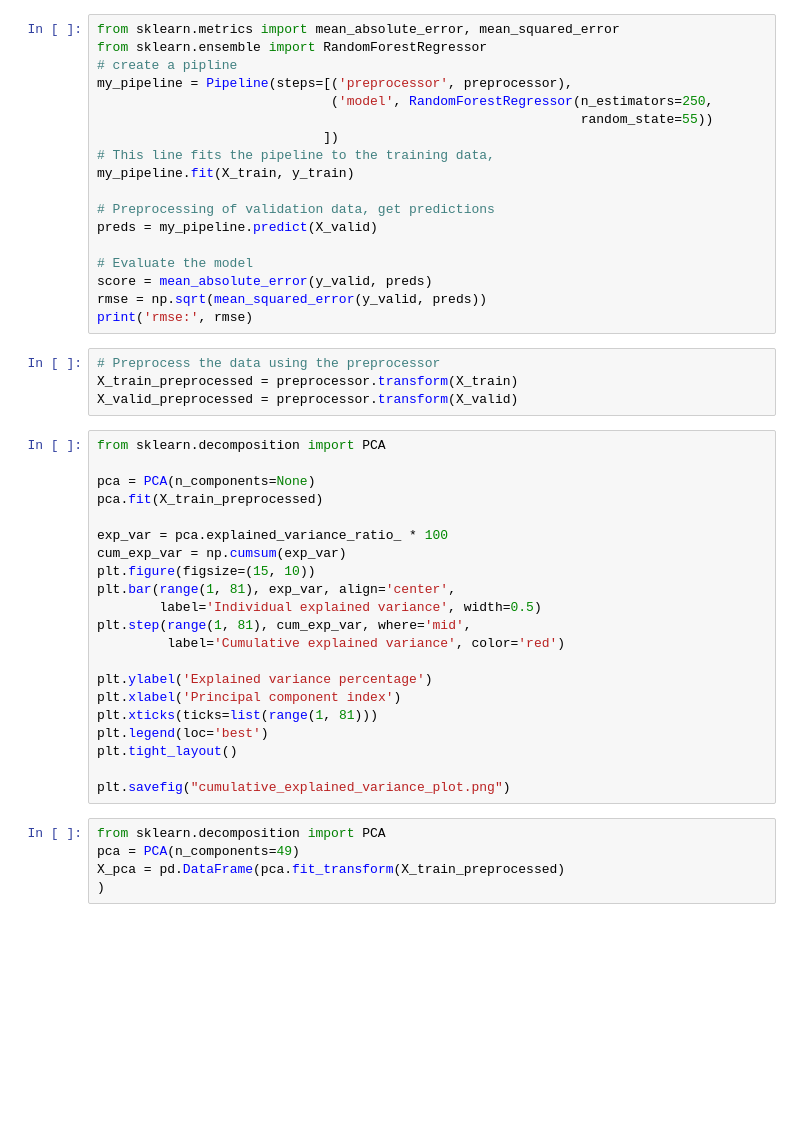
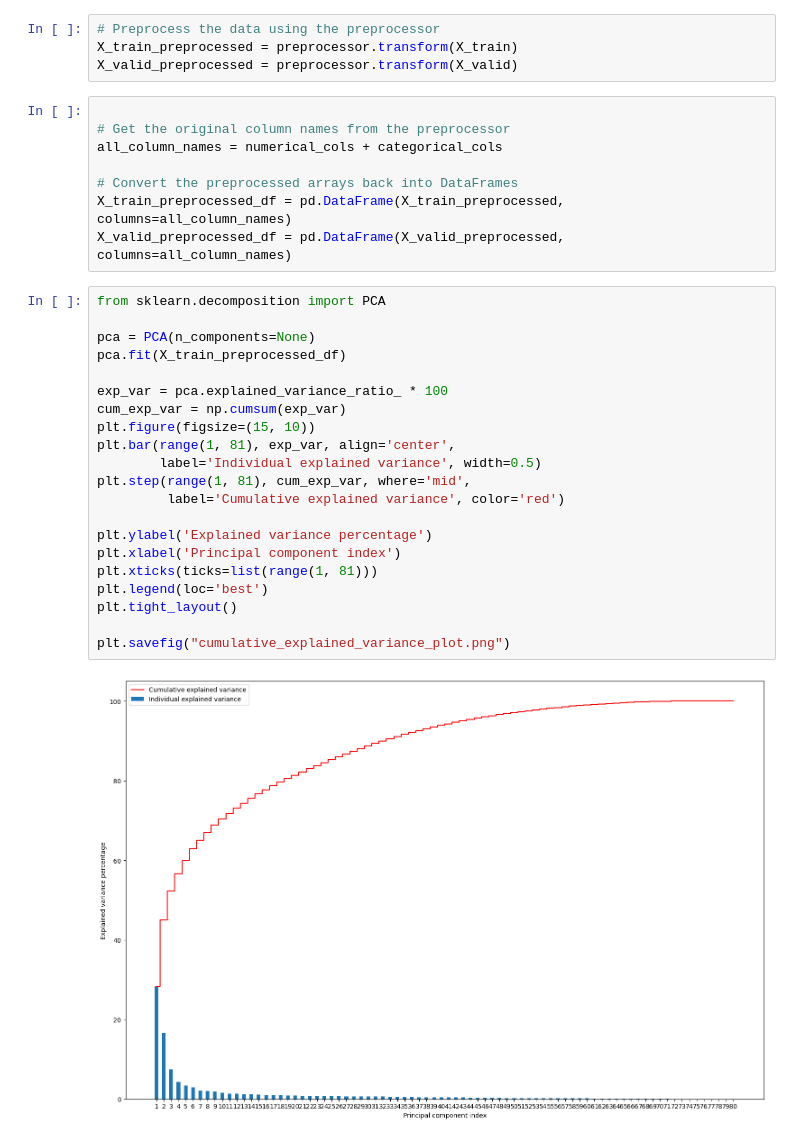
Before and after one commit to balqeess/housing-competition, a Jupyter notebook: cross_val_approach.ipynb, the cells around one changed output. Cells and saved outputs as stored; diff of their text form; blank space fills up the shorter version.

```diff
--- a/cross_val_approach.ipynb
+++ b/cross_val_approach.ipynb
@@ -58,51 +58,38 @@ preprocessor = ColumnTransformer(transformers=[
     ('num', numerical_transformer, numerical_cols),
     ('cat', categorical_transformer, categorical_cols)
 ])
-# %%
-from sklearn.metrics import mean_absolute_error, mean_squared_error
-from sklearn.ensemble import RandomForestRegressor
-# create a pipline
-my_pipeline = Pipeline(steps=[('preprocessor', preprocessor),
-                              ('model', RandomForestRegressor(n_estimators=250,
-                                                              random_state=55))
-                             ])
-# This line fits the pipeline to the training data,
-my_pipeline.fit(X_train, y_train)
-
-# Preprocessing of validation data, get predictions
-preds = my_pipeline.predict(X_valid)
-
-# Evaluate the model
-score = mean_absolute_error(y_valid, preds)
-rmse = np.sqrt(mean_squared_error(y_valid, preds))
-print('rmse:', rmse)
 # %%
 # Preprocess the data using the preprocessor
 X_train_preprocessed = preprocessor.transform(X_train)
 X_valid_preprocessed = preprocessor.transform(X_valid)
+# %%
+
+# Get the original column names from the preprocessor
+all_column_names = numerical_cols + categorical_cols
+
+# Convert the preprocessed arrays back into DataFrames
+X_train_preprocessed_df = pd.DataFrame(X_train_preprocessed, columns=all_column_names)
+X_valid_preprocessed_df = pd.DataFrame(X_valid_preprocessed, columns=all_column_names)
 # %%
 from sklearn.decomposition import PCA
 
 pca = PCA(n_components=None)
-pca.fit(X_train_preprocessed)
+pca.fit(X_train_preprocessed_df)
 
 exp_var = pca.explained_variance_ratio_ * 100
 cum_exp_var = np.cumsum(exp_var)
 plt.figure(figsize=(15, 10))
 plt.bar(range(1, 81), exp_var, align='center',
         label='Individual explained variance', width=0.5)
 plt.step(range(1, 81), cum_exp_var, where='mid',
          label='Cumulative explained variance', color='red')
 
 plt.ylabel('Explained variance percentage')
 plt.xlabel('Principal component index')
 plt.xticks(ticks=list(range(1, 81)))
 plt.legend(loc='best')
 plt.tight_layout()
 
 plt.savefig("cumulative_explained_variance_plot.png")
+# %% [output]
+[figure, added]
-# %%
-from sklearn.decomposition import PCA
-pca = PCA(n_components=49)
-X_pca = pd.DataFrame(pca.fit_transform(X_train_preprocessed)
-)
```
Also changed, not shown: parts of 5 cells of this notebook.
